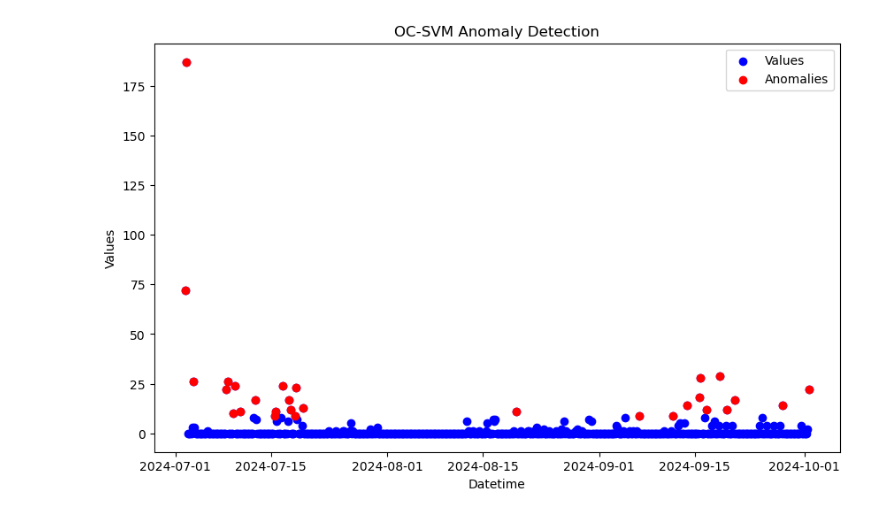
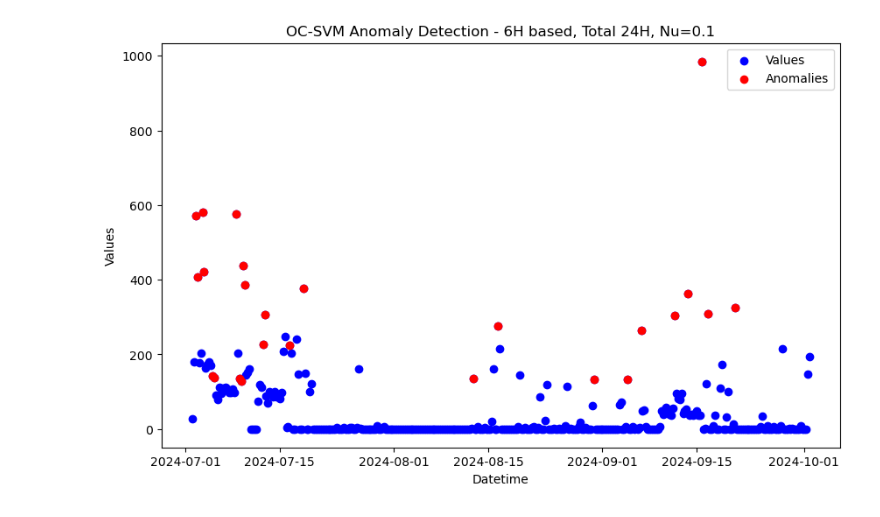
Before and after one commit to AsifTanvir/SEAD-analysis, a Jupyter notebook: Office_data_analysis.ipynb, the cells around one changed output. Drawn from its saved outputs; the diff is of its cells as text; code cells hidden in the pictures.

Commit message:
Added different plots for different scenarios and saved them in a folder

```diff
--- a/Office_data_analysis.ipynb
+++ b/Office_data_analysis.ipynb
@@ -16,11 +16,13 @@ df1.loc[df1['sensor_name'] == 'Light Sensor', 'state'] = 1 - df1['state']
 # # Display only the changed rows
 # print(changed_rows)
 
-#filter the motion sensor data
-filtered_df1 = df1[df1['sensor_name'] != 'Motion Sensor']
-print(filtered_df1)
+#remove the motion sensor data
+# filtered_df1 = df1[df1['sensor_name'] != 'Motion Sensor']
+# print(filtered_df1)
+
+
 # Combine the two DataFrames (concatenating rows)
-combined_office_data = pd.concat([filtered_df1, df2], ignore_index=True)
+combined_office_data = pd.concat([df1, df2], ignore_index=True)
 
 # Convert the 'datetime' column to a datetime data type if necessary
 combined_office_data['datetime'] = pd.to_datetime(combined_office_data['seconds'], unit='s')
@@ -52,7 +54,17 @@ print(combined_office_data.head)
 # %%
+## total active sensors and actuators for a time window
+
 combined_office_data = combined_office_data.set_index('datetime') #make the date column as index
-office_hourly = combined_office_data.state.resample('4h').sum() #resample on hourly basis and get summary of sensor values on that hour.
 
+# combined_office_data_filtered = combined_office_data.between_time('07:00', '19:00')
+# print(combined_office_data.size, combined_office_data_filtered.size)
+office_hourly = combined_office_data.state.resample('6h').sum() #resample on hourly basis and get summary of sensor values on that hour.
+print(office_hourly.head(10))
+
+#only take the resampled data from 7am to 7pm
+# office_hourly = office_hourly.between_time('07:00', '19:00')
 office_hourly = office_hourly.reset_index()
-print(office_hourly.head)
+
+print(office_hourly.head(10))
+office_hourly.to_csv('test.csv', index=False)
 # %% [output]
@@ -97,7 +112,7 @@ from sklearn.ensemble import IsolationForest
 values = office_hourly[['state']]  # Selecting the 'values' column as input for the model
 
 # Initialize and fit the IsolationForest model
-model = IsolationForest(contamination=0.1, random_state=42)
+model = IsolationForest(contamination='auto', random_state=42)
 office_hourly['anomaly'] = model.fit_predict(values)
 
 # Isolation Forest outputs:
@@ -113,14 +128,16 @@ non_anomalies = office_hourly[office_hourly['anomaly'] == 1]
 plt.figure(figsize=(10, 6))
 plt.scatter(office_hourly['datetime'], office_hourly['state'], label='Values', color='blue', marker='o')
 plt.scatter(anomalies['datetime'], anomalies['state'], color='red', label='Anomalies', marker='o')
-plt.title('Isolation Forest Anomaly Detection - hour based')
+plt.title('IF Anomaly Detection - 6hour based & Total 24H')
 plt.xlabel('Datetime')
 plt.ylabel('Values')
 plt.legend()
 plt.xticks(rotation=45)
 plt.grid(True)
 plt.tight_layout()
+plt.savefig('./Plots/Office_plots/IF_6H.png')
 plt.show()
+
 
 count_anomaly_h = (office_hourly['anomaly'] == -1).sum()
 
@@ -134,6 +151,6 @@ print(df_filtered)
 
 print( non_anomalies)
 
-df_filtered.to_csv('regular_office.csv', index=False)
+non_anomalies.to_csv('regular_office.csv', index=False)
 anomalies.to_csv('anomaly_office.csv', index=False)
 # %% [output]
@@ -167,32 +184,33 @@ office_hourly['scaled_states'] = scaler.fit_transform(office_hourly[['state']])
 ocsvm = OneClassSVM(kernel='rbf', gamma='auto', nu=0.1)  # nu=0.05 means 5% anomalies expected
 office_hourly['anomaly'] = ocsvm.fit_predict(office_hourly[['scaled_states']])
 
 # In OC-SVM, -1 indicates an anomaly, and 1 indicates normal data
 anomalies = office_hourly[office_hourly['anomaly'] == -1]
 non_anomalies = office_hourly[office_hourly['anomaly'] == 1]
 
 plt.figure(figsize=(10, 6))
 plt.scatter(office_hourly['datetime'], office_hourly['state'], label='Values', color='blue')
 plt.scatter(anomalies['datetime'], anomalies['state'], color='red', label='Anomalies', marker='o')
 plt.xlabel('Datetime')
 plt.ylabel('Values')
-plt.title('OC-SVM Anomaly Detection')
+plt.title('OC-SVM Anomaly Detection - 6H based, Total 24H, Nu=0.1')
 plt.legend()
+plt.savefig('./Plots/Office_plots/SVM_6H_1.png')
 plt.show()
 
 count_anomaly_h = (office_hourly['anomaly'] == -1).sum()
 
 # Calculate the percentage of values equal to -1
 percentage_h = (count_anomaly_h / len(office_hourly)) * 100
 print(f"Total anomalies: {count_anomaly_h}, Percentage of anomalous values: {percentage_h}%")
 
 #only print the non anomalous values which are not zero
 df_filtered = non_anomalies[non_anomalies['state'] != 0]
 print(df_filtered)
 
 print( non_anomalies)
 
 non_anomalies.to_csv('regular_office_svm.csv', index=False)
 anomalies.to_csv('anomaly_office_svm.csv', index=False)
 # %% [output]
-[figure, old version]
+[figure, new version]
```
Also changed, not shown: parts of 5 cells of this notebook, 13 other files.
